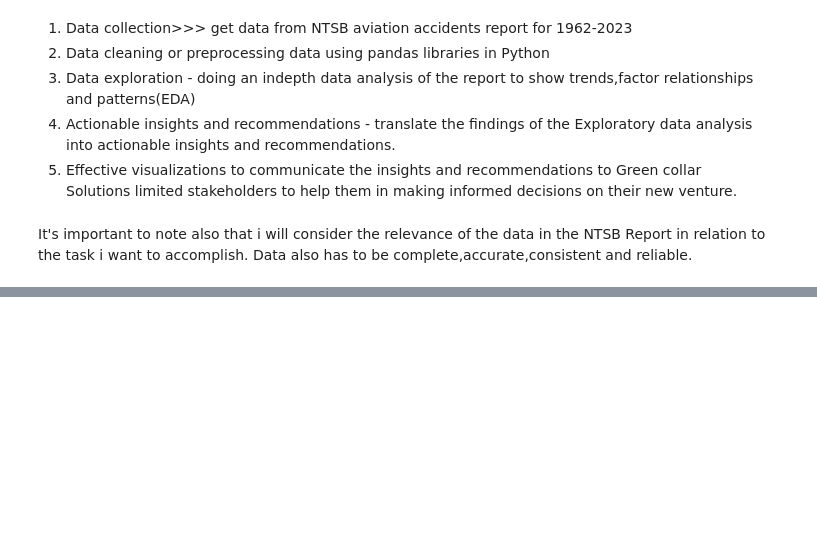
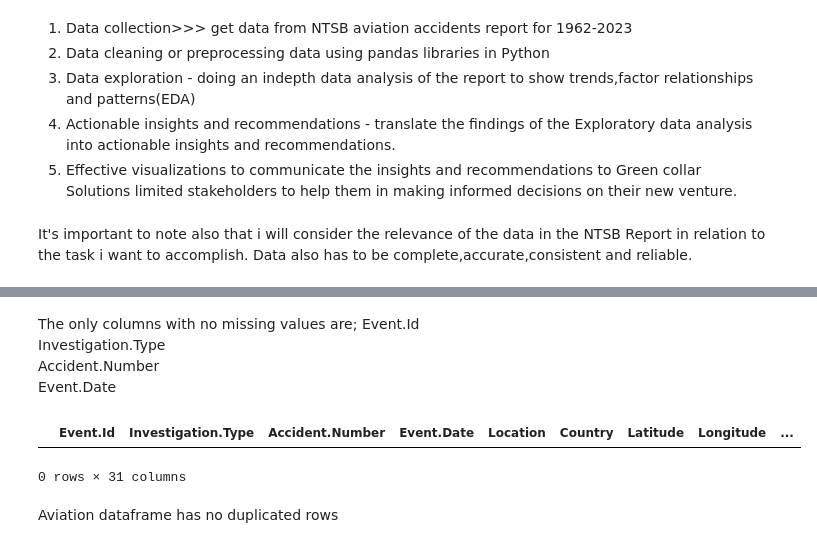
Before and after one commit to Liliankaburo/dsc-phase-1-project-v3, a Jupyter notebook: student.ipynb, the cells around one changed output, grey strips where cells are left out. Drawn from its saved outputs; the diff is of its cells as text; code cells hidden in the pictures; blank space fills up the shorter version.

```diff
--- a/student.ipynb
+++ b/student.ipynb
@@ -47,0 +164,15 @@ It's important to note also that i will consider the relevance of the data in th
+# %% [markdown]
+The only columns with no missing values are;
+Event.Id
+Investigation.Type
+Accident.Number
+Event.Date
+# %%
+#checking for duplicated rows within the dataframe
+duplicate_rows = Aviation_df[Aviation_df.duplicated()]
+duplicate_rows
+# %% [output]
+|  | Event.Id | Investigation.Type | Accident.Number | Event.Date | Location | Country | Latitude | Longitude | ... |
+0 rows × 31 columns
+# %% [markdown]
+Aviation dataframe has no duplicated rows
```
Also changed, not shown: parts of 20 cells of this notebook, 2 other files.
